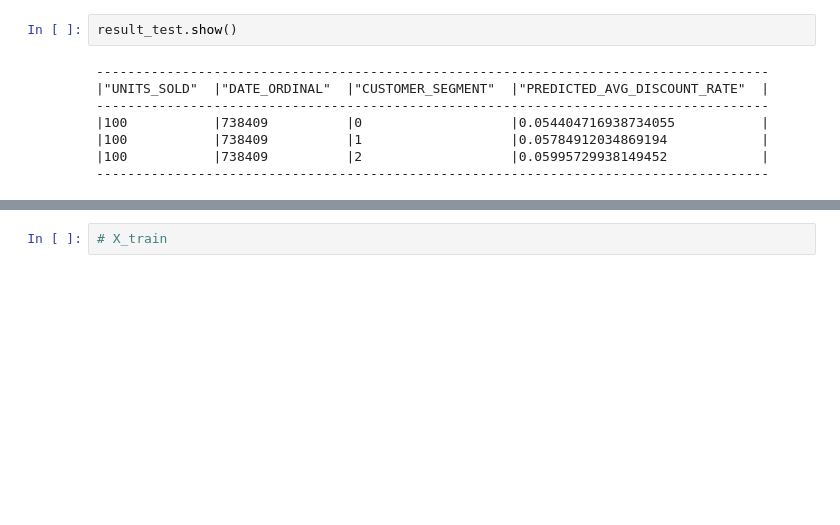
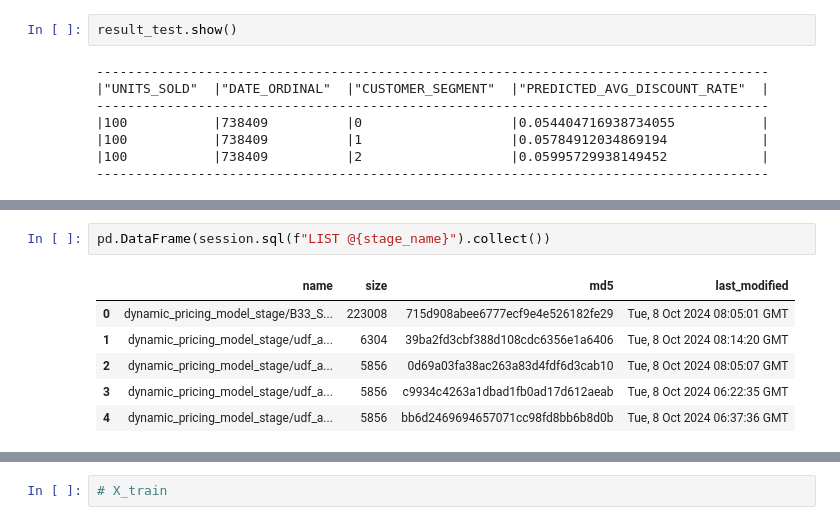
Before and after one commit to panhaGKP/Dynamic-Pricing, a Jupyter notebook: Project_Development/save_model_as_udfs.ipynb, the cells around one changed output, grey strips where cells are left out. Saved outputs shown, nothing was run; the diff lists cells and outputs as text; blank space fills up the shorter version.

Commit message:
Read list of model and insert to a list

```diff
--- a/Project_Development/save_model_as_udfs.ipynb
+++ b/Project_Development/save_model_as_udfs.ipynb
@@ -875,0 +835,9 @@ result_test.show()
+# %%
+pd.DataFrame(session.sql(f"LIST @{stage_name}").collect())
+# %% [output]
+|  | name | size | md5 | last_modified |
+| 0 | dynamic_pricing_model_stage/B33_S... | 223008 | 715d908abee6777ecf9e4e526182fe29 | Tue, 8 Oct 2024 08:05:01 GMT |
+| 1 | dynamic_pricing_model_stage/udf_a... | 6304 | 39ba2fd3cbf388d108cdc6356e1a6406 | Tue, 8 Oct 2024 08:14:20 GMT |
+| 2 | dynamic_pricing_model_stage/udf_a... | 5856 | 0d69a03fa38ac263a83d4fdf6d3cab10 | Tue, 8 Oct 2024 08:05:07 GMT |
+| 3 | dynamic_pricing_model_stage/udf_a... | 5856 | c9934c4263a1dbad1fb0ad17d612aeab | Tue, 8 Oct 2024 06:22:35 GMT |
+| 4 | dynamic_pricing_model_stage/udf_a... | 5856 | bb6d2469694657071cc98fd8bb6b8d0b | Tue, 8 Oct 2024 06:37:36 GMT |
```
Also changed, not shown: parts of 2 cells of this notebook.
